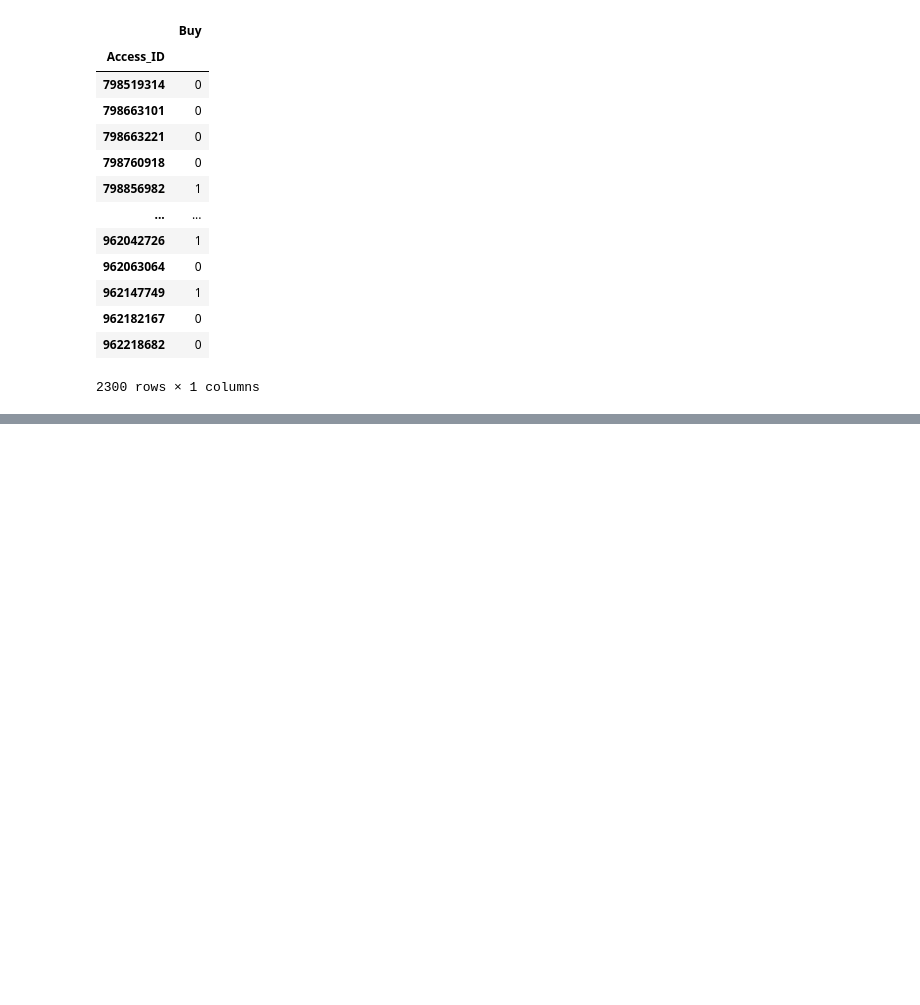
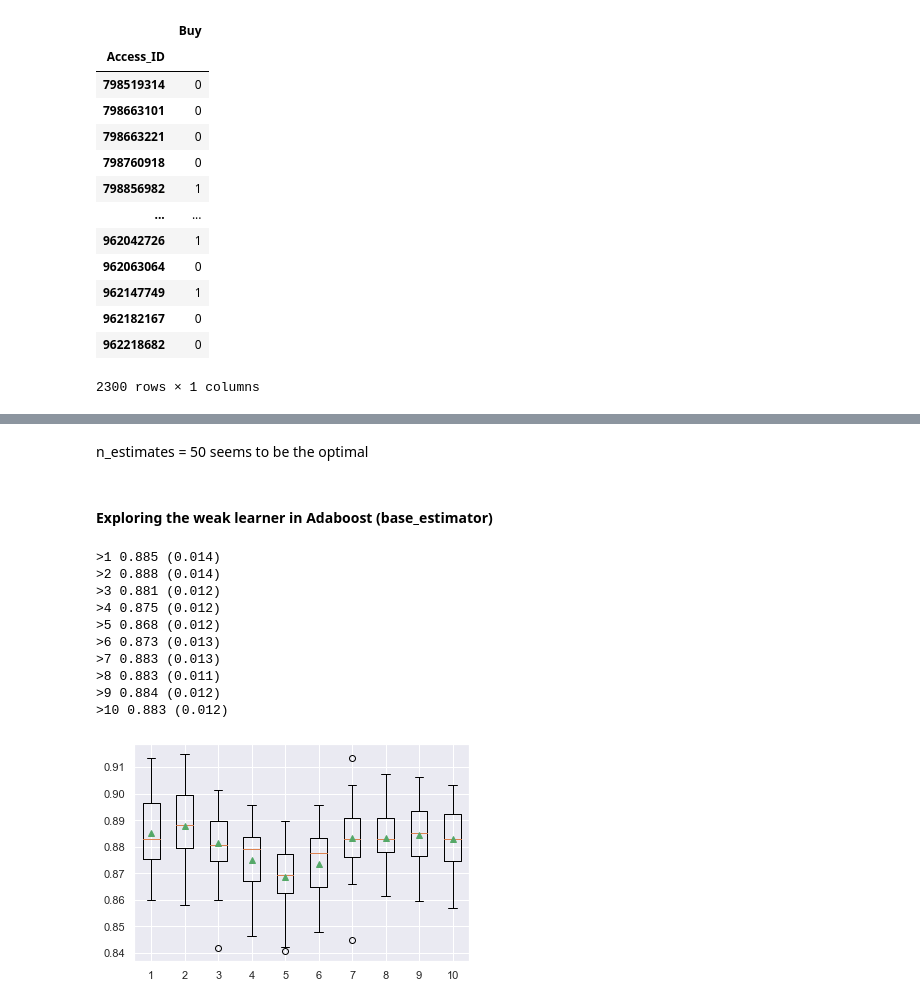
Before and after one commit to filipacarreira/MachineLearningProject, a Jupyter notebook: techscape-ecommerce/main_withchanges.ipynb, the cells around one changed output, grey strips where cells are left out. Saved outputs shown, nothing was run; the diff lists cells and outputs as text; code cells hidden in the pictures; blank space fills up the shorter version.

```diff
--- a/techscape-ecommerce/main_withchanges.ipynb
+++ b/techscape-ecommerce/main_withchanges.ipynb
@@ -2736,0 +2898,12 @@ comparing scales - KNN;LOG - leonor - (neural networks part 1)
+# %%
+for i in range(len(sets)):
+
+    print(f'Scores using Set {i+1}')
+
+    adaboost_no_over = AdaBoostClassifier(n_estimators=50,learning_rate=1).fit(X_train_eng[sets[i]], y_train_df)
+
+    predict_train_adaboost = adaboost_no_over.predict(X_train_eng[sets[i]])
+    predict_val_adaboost = adaboost_no_over.predict(X_val_eng[sets[i]])
+
+
+    metrics1(y_train_df, predict_train_adaboost , y_val_df, predict_val_adaboost)
@@ -2736,0 +3082,51 @@ comparing scales - KNN;LOG - leonor - (neural networks part 1)
+# %% [markdown]
+n_estimates = 50 seems to be the optimal
+# %% [markdown]
+#### Exploring the weak learner in Adaboost (base_estimator)
+# %%
+def get_models():
+	models = dict()
+	# explore depths from 1 to 10
+	for i in range(1,11):
+		# define base model
+		base = DecisionTreeClassifier(max_depth=i)
+		# define ensemble model
+		models[str(i)] = AdaBoostClassifier(base_estimator=base)
+	return models
+
+# evaluate a given model using cross-validation
+def evaluate_model(model, X, y):
+	# define the evaluation procedure
+	cv = RepeatedStratifiedKFold(n_splits=10, n_repeats=3, random_state=1)
+	# evaluate the model and collect the results
+	scores = cross_val_score(model, X, y, scoring='accuracy', cv=cv, n_jobs=-1)
+	return scores
+
+
+# get the models to evaluate
+models = get_models()
+# evaluate the models and store results
+results, names = list(), list()
+for name, model in models.items():
+	# evaluate the model
+	scores = evaluate_model(model, X_train_eng[set2], y_train_df)
+	# store the results
+	results.append(scores)
+	names.append(name)
+	# summarize the performance along the way
+	print('>%s %.3f (%.3f)' % (name, mean(scores), std(scores)))
+# plot model performance for comparison
+pyplot.boxplot(results, labels=names, showmeans=True)
+pyplot.show()
+# %% [output]
+>1 0.885 (0.014)
+>2 0.888 (0.014)
+>3 0.881 (0.012)
+>4 0.875 (0.012)
+>5 0.868 (0.012)
+>6 0.873 (0.013)
+>7 0.883 (0.013)
+>8 0.883 (0.011)
+>9 0.884 (0.012)
+>10 0.883 (0.012)
+[figure, added]
```
Also changed, not shown: parts of 40 cells of this notebook, 4 other files.
